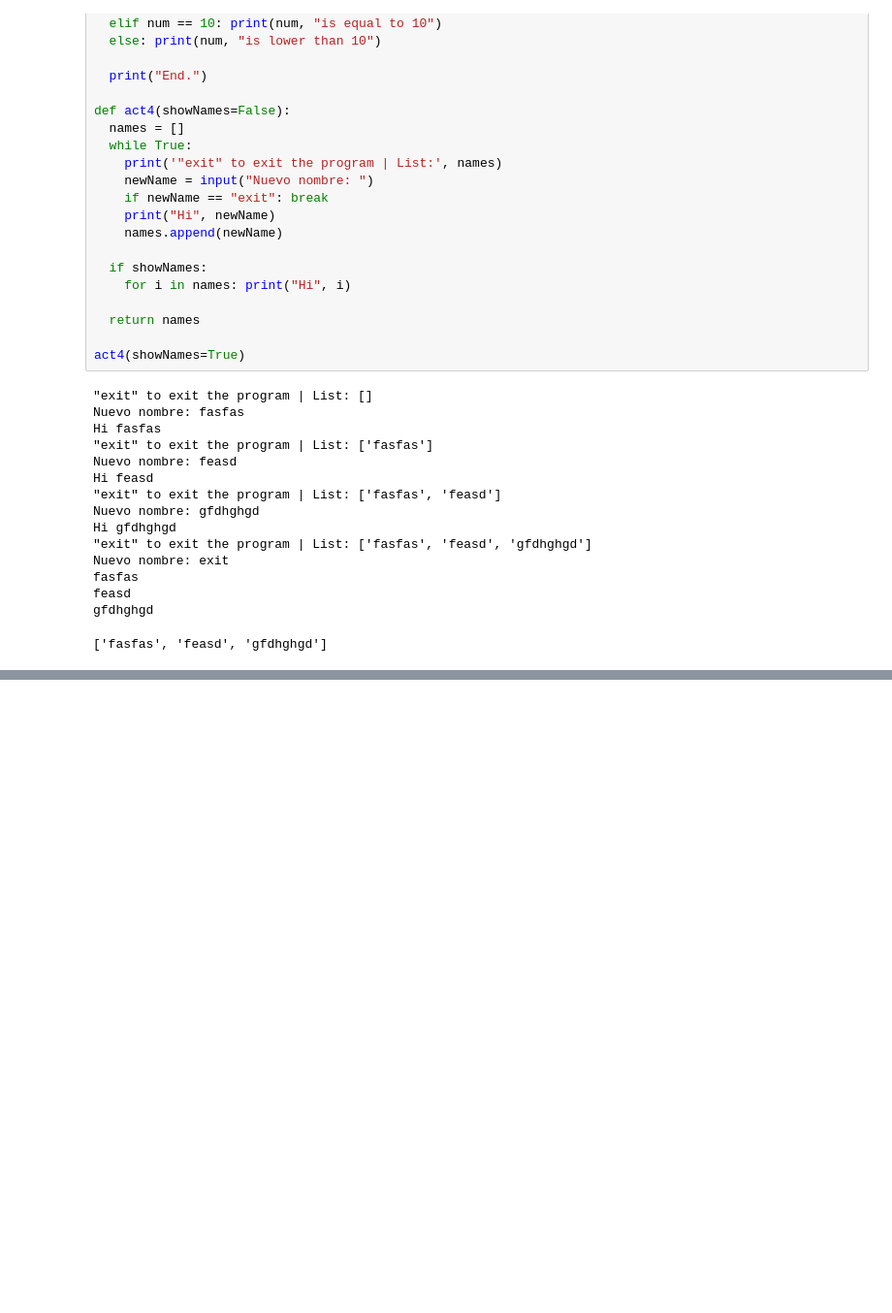
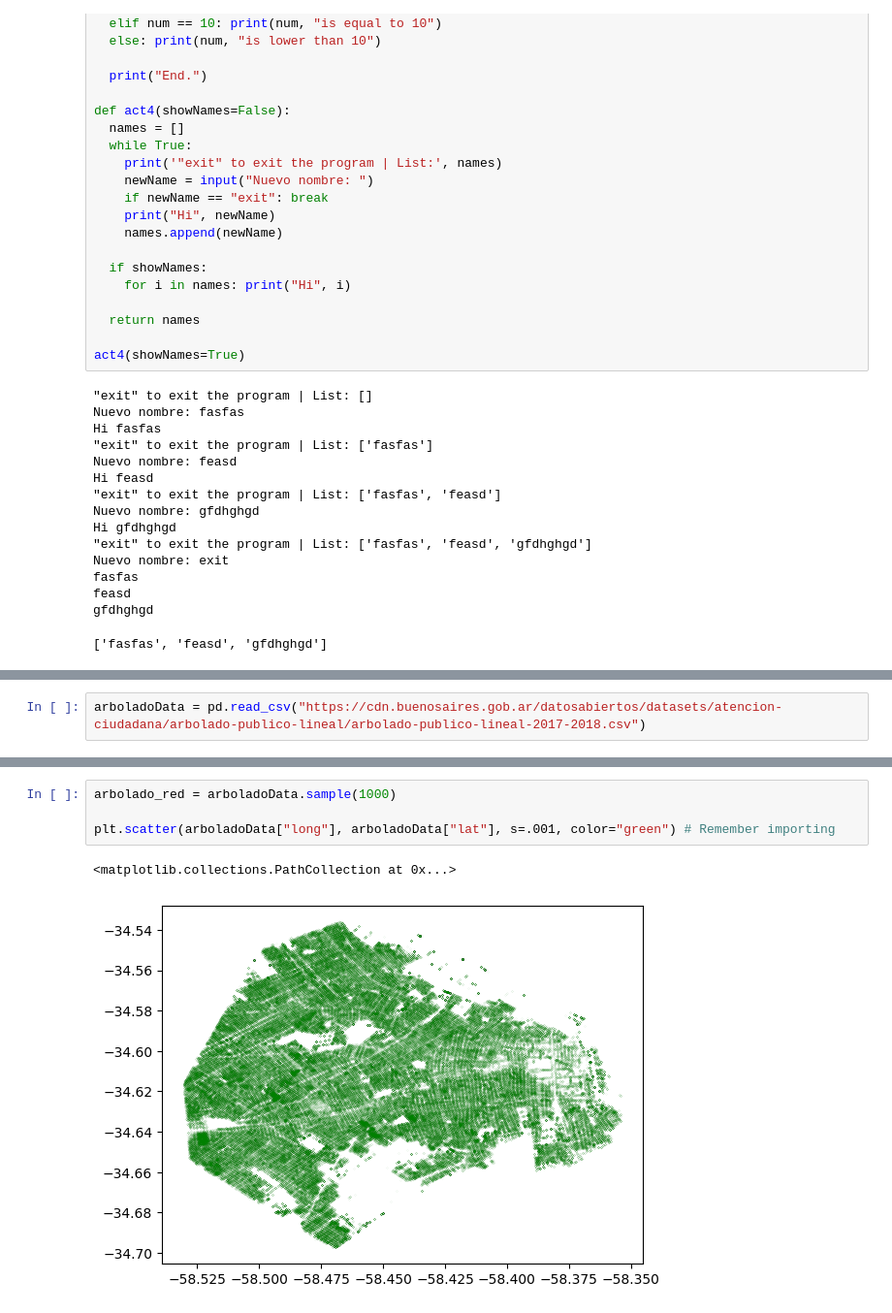
Before and after one commit to IonatanPerez/Aprender_Programando_2023, a Jupyter notebook: Compartido/PorrasFederico/FP.ipynb, the cells around one changed output, grey strips where cells are left out. Shown: that part at 97% size. Saved outputs shown, nothing was run; the diff lists cells and outputs as text; blank space fills up the shorter version.

```diff
--- a/Compartido/PorrasFederico/FP.ipynb
+++ b/Compartido/PorrasFederico/FP.ipynb
@@ -96,0 +133,2 @@ gfdhghgd
+# %%
+arboladoData = pd.read_csv("https://cdn.buenosaires.gob.ar/datosabiertos/datasets/atencion-ciudadana/arbolado-publico-lineal/arbolado-publico-lineal-2017-2018.csv")
@@ -96,0 +222,7 @@ gfdhghgd
+# %%
+arbolado_red = arboladoData.sample(1000)
+
+plt.scatter(arboladoData["long"], arboladoData["lat"], s=.001, color="green") # Remember importing
+# %% [output]
+<matplotlib.collections.PathCollection at 0x...>
+[figure, added]
```
Also changed, not shown: parts of 14 cells of this notebook, 50 other files.
